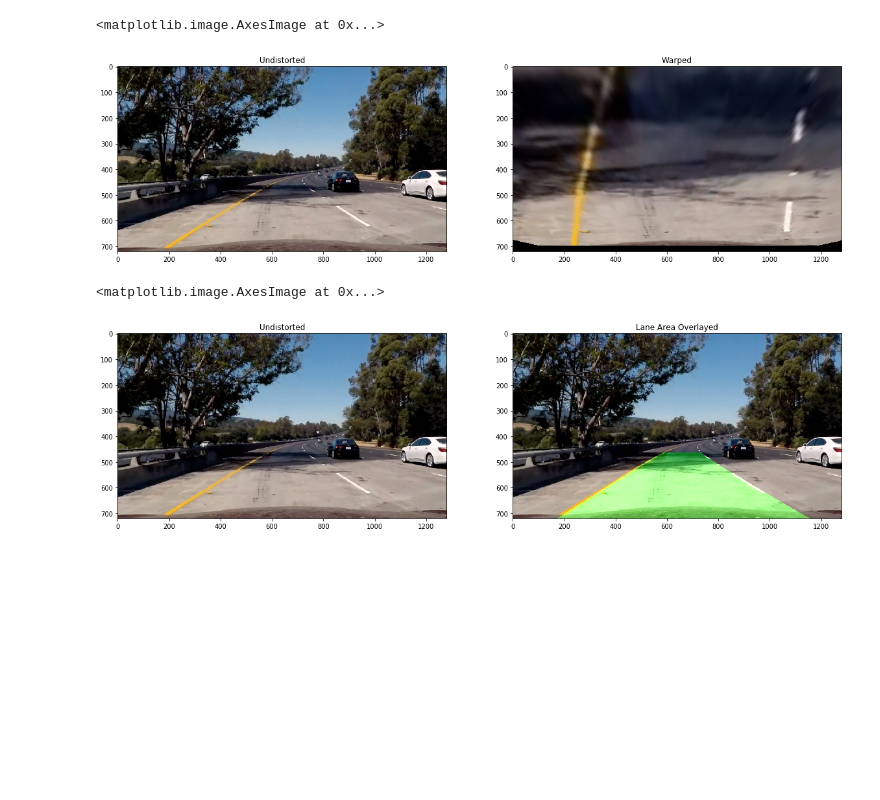
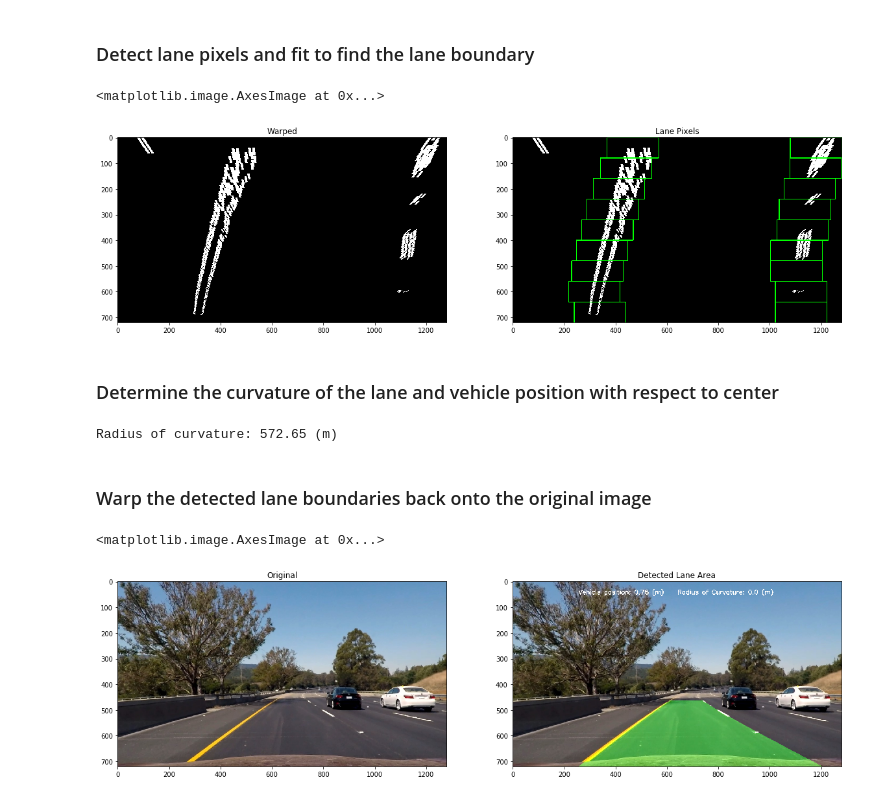
Before and after one commit to Rajat-Roy/CarND-Advanced-Lane-Lines, a Jupyter notebook: Advanced Lane Finding Project.ipynb, the cells around one changed output. Drawn from its saved outputs; the diff is of its cells as text; code cells hidden in the pictures; blank space fills up the shorter version.

```diff
--- a/Advanced Lane Finding Project.ipynb
+++ b/Advanced Lane Finding Project.ipynb
@@ -53,15 +93,0 @@ ax2.imshow(undistorted)
-# %%
-import threshold
-import perspective_transform
-
-undistorted = camera_calibration.undistort(test_img, mtx, dist)
-binary_img = threshold.combined(undistorted, ksize=7, sobel_thresh=(20, 100), mag_thresh=(30, 100), dir_thresh=(0.7, 1.3))
-warped, M, Minv = perspective_transform.unwarp(binary_img, mtx, dist)
-
-# Plotting thresholded images
-f, (ax1, ax2) = plt.subplots(1, 2, figsize=(20,10))
-ax1.set_title('Original')
-ax1.imshow(test_img)
-
-ax2.set_title('Result')
-ax2.imshow(warped, cmap='gray')
@@ -77,0 +117,11 @@ plt.imshow(helper.clip_image(out_img, 1))
+# %%
+warped = camera.warp(thresh_filter.combined)
+warped[warped > 0] = 255
+
+# Plotting thresholded images
+f, axes = plt.subplots(1, 2, figsize=(20,10))
+axes[0].set_title('Gradient Filtered')
+axes[0].imshow(thresh_filter.combined, cmap='gray')
+
+axes[1].set_title('Perspective transformed ("birds-eye view")')
+axes[1].imshow(warped, cmap='gray')
@@ -78,30 +131,45 @@ plt.imshow(helper.clip_image(out_img, 1))
+# %% [markdown]
+### Detect lane pixels and fit to find the lane boundary
 # %%
-import visualization
-warped, M, Minv = perspective_transform.unwarp(undistorted, mtx, dist)
+import lane
+import cv2
+laneProcessor = lane.LaneProcessor()
+laneProcessor.detect_lane(undistorted, warped)
+lane_pixels = laneProcessor.out_img
 
 # Plotting thresholded images
-f, (ax1, ax2) = plt.subplots(1, 2, figsize=(20,10))
-ax1.set_title('Undistorted')
-ax1.imshow(undistorted)
+f, axes = plt.subplots(1, 2, figsize=(20,10))
+axes[0].set_title('Warped')
+axes[0].imshow(warped, cmap='gray')
 
-ax2.set_title('Warped')
-ax2.imshow(warped, cmap='gray')
+axes[1].set_title('Lane Pixels')
+axes[1].imshow(lane_pixels)
 # %% [output]
 <matplotlib.image.AxesImage at 0x...>
-[figure, old version]
+[figure, new version]
+# %% [markdown]
+### Determine the curvature of the lane and vehicle position with respect to center
+# %%
+
+left_curverad, right_curverad = laneProcessor.measure_curvature_real(laneProcessor.leftx, laneProcessor.lefty,
+                                                                 laneProcessor.rightx, laneProcessor.righty)
+print("Radius of curvature: {0:.2f} (m)".format(np.minimum(left_curverad, right_curverad)))
+# %% [output]
+Radius of curvature: 572.65 (m)
+# %% [markdown]
+### Warp the detected lane boundaries back onto the original image
 # %%
-undistorted = helper.normalize_image(undistorted)
-warped = helper.normalize_image(warped)
+laneProcessor.draw_img(camera.Minv)
+result =laneProcessor.out_img
 
-result = visualization.draw(warped, undistorted, left_fitx, right_fitx, ploty, Minv)
 
 # Plotting thresholded images
-f, (ax1, ax2) = plt.subplots(1, 2, figsize=(20,10))
-ax1.set_title('Undistorted')
-ax1.imshow(undistorted)
+f, axes = plt.subplots(1, 2, figsize=(20,10))
+axes[0].set_title('Original')
+axes[0].imshow(undistorted)
 
-ax2.set_title('Lane Area Overlayed')
-ax2.imshow(result)
+axes[1].set_title('Detected Lane Area')
+axes[1].imshow(result)
 # %% [output]
 <matplotlib.image.AxesImage at 0x...>
-[figure, old version]
+[figure, new version]
```
Also changed, not shown: parts of 20 cells of this notebook, 19 other files.
